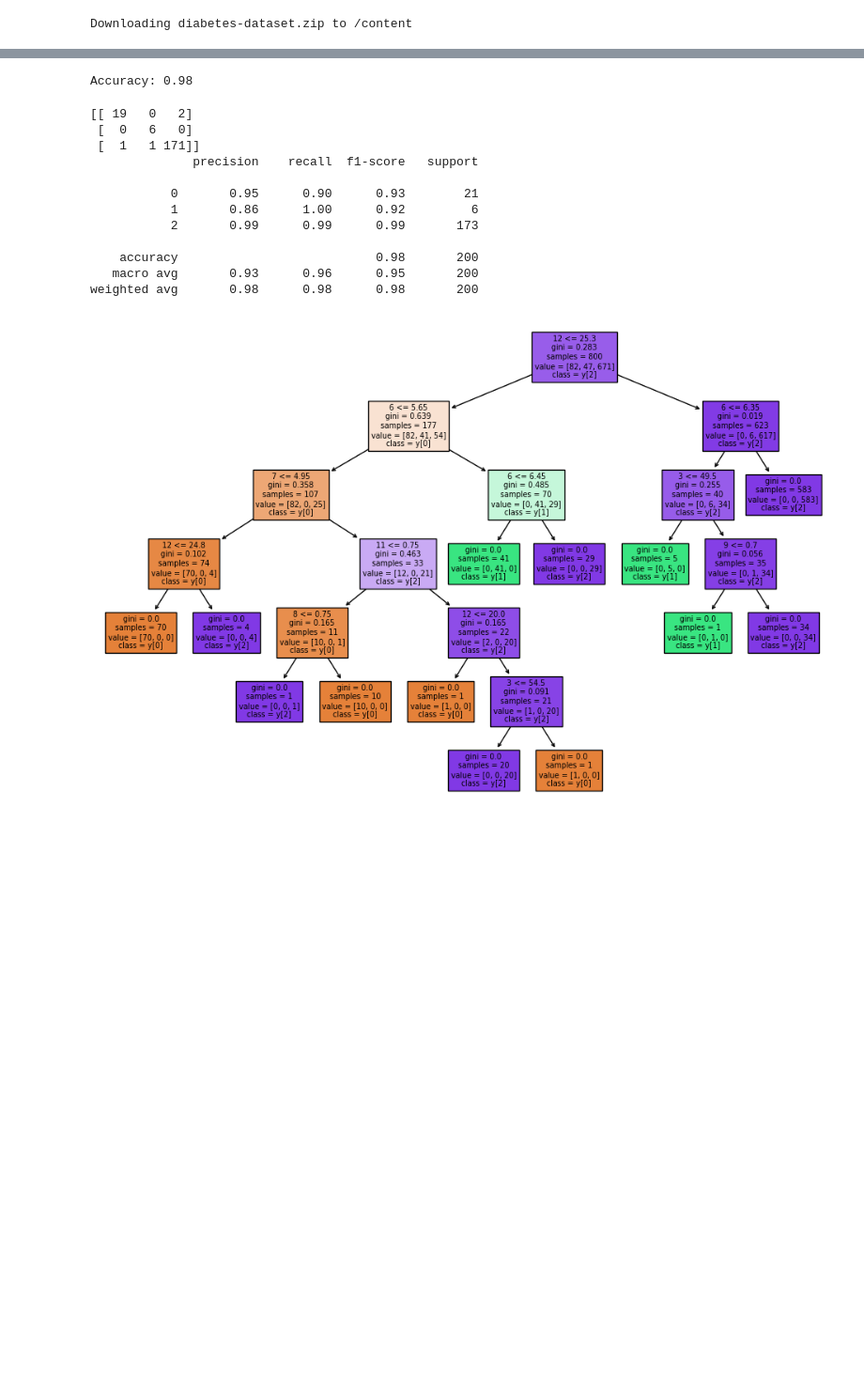
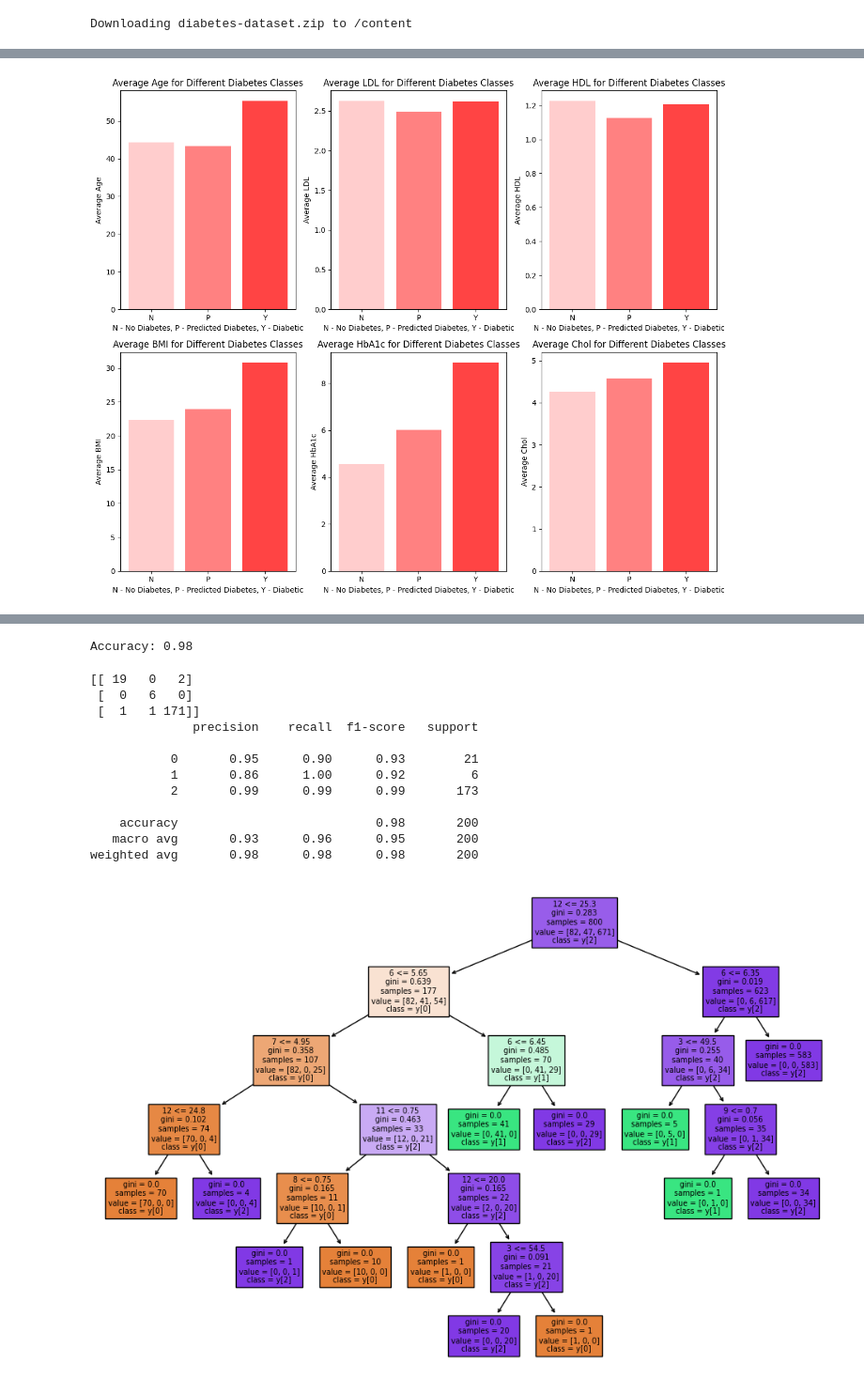
Before and after one commit to eduardotvn/DecisionTreeTest, a Jupyter notebook: DiabetesCSVTraining.ipynb, the cells around one changed output, grey strips where cells are left out. Shown: that part at 94% size. Cells and saved outputs as stored; diff of their text form; code cells hidden in the pictures; blank space fills up the shorter version.

```diff
--- a/DiabetesCSVTraining.ipynb
+++ b/DiabetesCSVTraining.ipynb
@@ -25,0 +26,13 @@ Archive:  diabetes-dataset.zip
+# %%
+# Let's prepare our training and test variables with dataframes
+
+import pandas as pd
+from sklearn.model_selection import train_test_split
+from sklearn.preprocessing import LabelEncoder
+
+
+csv_path = '/content/Dataset of Diabetes .csv'
+
+df = pd.read_csv(csv_path)
+
+df
@@ -26 +53,56 @@ Archive:  diabetes-dataset.zip
+# %%
+# Let's visualize the data a bit
+
+import matplotlib.pyplot as plt
+
+# Assuming your data is stored in a DataFrame called 'df'
+# df = pd.read_csv('your_data.csv')
+
+df['CLASS'] = df['CLASS'].str.strip()
+
+# Calculate average values for each class
+average_age = df.groupby('CLASS')['AGE'].mean()
+average_ldl = df.groupby('CLASS')['LDL'].mean()
+average_hdl = df.groupby('CLASS')['HDL'].mean()
+average_BMI	= df.groupby('CLASS')['BMI'].mean()
+average_HbA1c = df.groupby('CLASS')['HbA1c'].mean()
+average_Chol = df.groupby('CLASS')['Chol'].mean()
+
+# Create subplots
+fig, ((ax1, ax2, ax3),(ax4, ax5, ax6)) = plt.subplots(2, 3, figsize=(12, 10))
+
+ax1.bar(average_age.index, average_age.values, color=['#ffcdcd', '#ff8181', '#ff4444'])
+ax1.set_ylabel('Average Age')
+ax1.set_title('Average Age for Different Diabetes Classes')
+ax1.set_xlabel('N - No Diabetes, P - Predicted Diabetes, Y - Diabetic')
+
+ax2.bar(average_ldl.index, average_ldl.values, color=['#ffcdcd', '#ff8181', '#ff4444'])
+ax2.set_ylabel('Average LDL')
+ax2.set_title('Average LDL for Different Diabetes Classes')
+ax2.set_xlabel('N - No Diabetes, P - Predicted Diabetes, Y - Diabetic')
+
+ax3.bar(average_hdl.index, average_hdl.values, color=['#ffcdcd', '#ff8181', '#ff4444'])
+ax3.set_xlabel('N - No Diabetes, P - Predicted Diabetes, Y - Diabetic')
+ax3.set_ylabel('Average HDL')
+ax3.set_title('Average HDL for Different Diabetes Classes')
+
+ax4.bar(average_BMI.index, average_BMI.values, color = ['#ffcdcd', '#ff8181', '#ff4444'])
+ax4.set_xlabel('N - No Diabetes, P - Predicted Diabetes, Y - Diabetic')
+ax4.set_ylabel('Average BMI')
+ax4.set_title('Average BMI for Different Diabetes Classes')
+
+ax5.bar(average_HbA1c.index, average_HbA1c.values, color = ['#ffcdcd', '#ff8181', '#ff4444'])
+ax5.set_xlabel('N - No Diabetes, P - Predicted Diabetes, Y - Diabetic')
+ax5.set_ylabel('Average HbA1c')
+ax5.set_title('Average HbA1c for Different Diabetes Classes')
+
+ax6.bar(average_Chol.index, average_Chol.values, color = ['#ffcdcd', '#ff8181', '#ff4444'])
+ax6.set_xlabel('N - No Diabetes, P - Predicted Diabetes, Y - Diabetic')
+ax6.set_ylabel('Average Chol')
+ax6.set_title('Average Chol for Different Diabetes Classes')
+
+plt.tight_layout()
+plt.show()
+# %% [output]
+[figure, added]
 # %%
```
Also changed, not shown: parts of 5 cells of this notebook.
